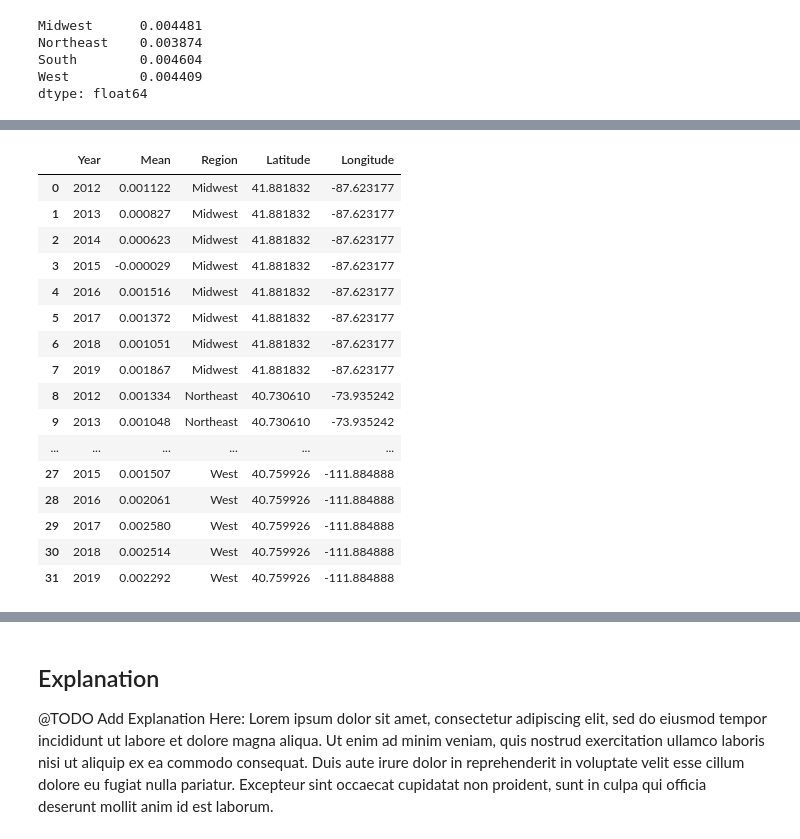
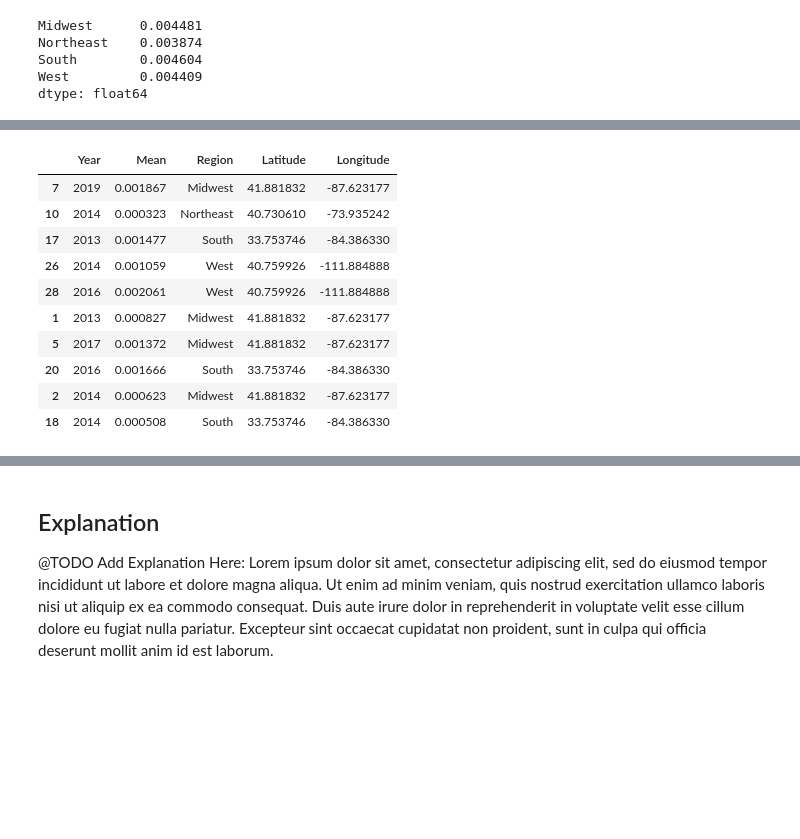
Before and after one commit to SZun/Real-Impact-of-Inflation, a Jupyter notebook: Real-Impact-Of-Inflation.ipynb, the cells around one changed output, grey strips where cells are left out. Cells and saved outputs as stored; diff of their text form; code cells hidden in the pictures; blank space fills up the shorter version.

```diff
--- a/Real-Impact-Of-Inflation.ipynb
+++ b/Real-Impact-Of-Inflation.ipynb
@@ -423,42 +441,36 @@ all_regions_mapped_df
 # %%
 all_regions_pct_before_2020 = pd.concat([regions_df[['Region','Latitude','Longitude']]]*8, ignore_index=True).sort_values('Region').reset_index().drop(columns='index')
 
 yearly_regional_means = []
 
 for col in all_regions_pct_a20.columns:
     yearly_regional_means.append(all_regions_pct_b20.iloc[:11][col].mean())
     yearly_regional_means.append(all_regions_pct_b20.iloc[11:23][col].mean())
     yearly_regional_means.append(all_regions_pct_b20.iloc[23:35][col].mean())
     yearly_regional_means.append(all_regions_pct_b20.iloc[35:47][col].mean())
     yearly_regional_means.append(all_regions_pct_b20.iloc[47:59][col].mean())
     yearly_regional_means.append(all_regions_pct_b20.iloc[59:71][col].mean())
     yearly_regional_means.append(all_regions_pct_b20.iloc[71:83][col].mean())
     yearly_regional_means.append(all_regions_pct_b20.iloc[83:][col].mean())
 
 
 
 all_regions_pct_before_2020['Year'] = list(range(2012,2020))*4
 all_regions_pct_before_2020['Mean'] = yearly_regional_means
 all_regions_pct_before_2020 = all_regions_pct_before_2020[['Year','Mean', 'Region', 'Latitude', 'Longitude']]
-all_regions_pct_before_2020
+all_regions_pct_before_2020.sample(10)
 # %% [output]
 |  | Year | Mean | Region | Latitude | Longitude |
-| 0 | 2012 | 0.001122 | Midwest | 41.881832 | -87.623177 |
+| 7 | 2019 | 0.001867 | Midwest | 41.881832 | -87.623177 |
+| 10 | 2014 | 0.000323 | Northeast | 40.730610 | -73.935242 |
+| 17 | 2013 | 0.001477 | South | 33.753746 | -84.386330 |
+| 26 | 2014 | 0.001059 | West | 40.759926 | -111.884888 |
+| 28 | 2016 | 0.002061 | West | 40.759926 | -111.884888 |
 | 1 | 2013 | 0.000827 | Midwest | 41.881832 | -87.623177 |
+| 5 | 2017 | 0.001372 | Midwest | 41.881832 | -87.623177 |
+| 20 | 2016 | 0.001666 | South | 33.753746 | -84.386330 |
 | 2 | 2014 | 0.000623 | Midwest | 41.881832 | -87.623177 |
-| 3 | 2015 | -0.000029 | Midwest | 41.881832 | -87.623177 |
-| 4 | 2016 | 0.001516 | Midwest | 41.881832 | -87.623177 |
-| 5 | 2017 | 0.001372 | Midwest | 41.881832 | -87.623177 |
-| 6 | 2018 | 0.001051 | Midwest | 41.881832 | -87.623177 |
-| 7 | 2019 | 0.001867 | Midwest | 41.881832 | -87.623177 |
-| 8 | 2012 | 0.001334 | Northeast | 40.730610 | -73.935242 |
-| 9 | 2013 | 0.001048 | Northeast | 40.730610 | -73.935242 |
-| ... | ... | ... | ... | ... | ... |
-| 27 | 2015 | 0.001507 | West | 40.759926 | -111.884888 |
-| 28 | 2016 | 0.002061 | West | 40.759926 | -111.884888 |
-| 29 | 2017 | 0.002580 | West | 40.759926 | -111.884888 |
-| 30 | 2018 | 0.002514 | West | 40.759926 | -111.884888 |
-| 31 | 2019 | 0.002292 | West | 40.759926 | -111.884888 |
+| 18 | 2014 | 0.000508 | South | 33.753746 | -84.386330 |
 # %%
 all_regions_pct_after_2020 = pd.concat([regions_df[['Region','Latitude','Longitude']]]*3, ignore_index=True).sort_values('Region').reset_index().drop(columns='index')
 
```
Also changed, not shown: parts of 8 cells of this notebook.
